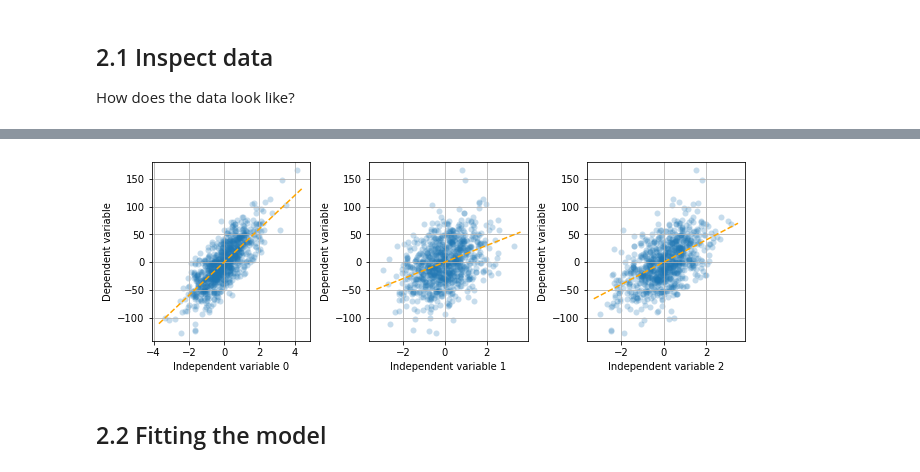
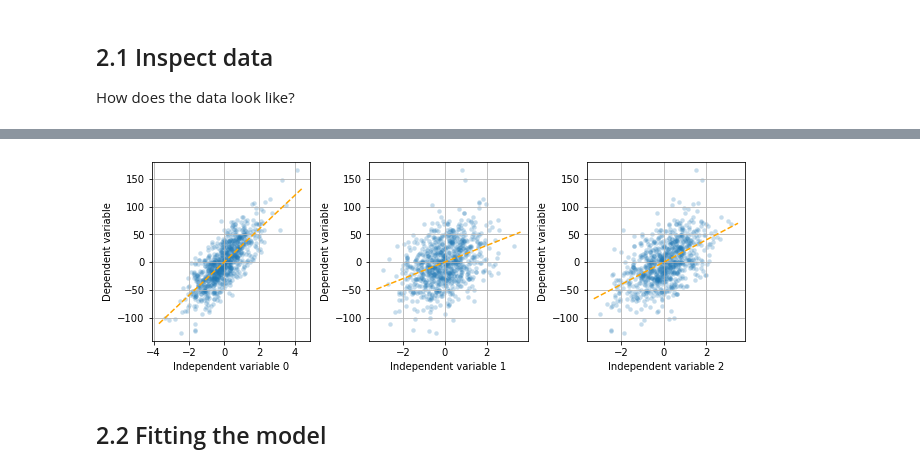
Before and after one commit to datali-ch/fantasticfeatures, a Jupyter notebook: main.ipynb, the cells around one changed output, grey strips where cells are left out. Cells and saved outputs as stored; diff of their text form; code cells hidden in the pictures.

```diff
--- a/main.ipynb
+++ b/main.ipynb
@@ -162,7 +172,7 @@ list(enumerate(X_train.T))
 def plot_multiple_x_vs_y(X: np.ndarray, y: np.ndarray, x_name: str, y_name: str,
                          add_regression_line: bool = False, add_zero_line: bool =False,
                          model = None, hexbin: bool = False, n_col:int = 2,
-                         figsize = None) -> None:
+                         figsize = None, plot_args = {}) -> None:
 
     if add_regression_line and (model is None):
         predictors = sm.add_constant(X)
@@ -177,46 +187,41 @@ def plot_multiple_x_vs_y(X: np.ndarray, y: np.ndarray, x_name: str, y_name: str,
     n_row = math.ceil(n_vars/n_col)
     if figsize is None:
         subplot_size = (3,3)
         figsize = (n_col*subplot_size[0], n_row*subplot_size[1])
     _, axs = plt.subplots(n_row, n_col, figsize=figsize, constrained_layout=True)
 
     for i, x in enumerate(X.T):
         row = i//n_col
         col = i%n_col
 
         if (n_vars == 1) and (n_col == 1) :
             this_ax = axs
         elif n_row == 1:
             this_ax = axs[col]
         else:
             this_ax = axs[row,col]
 
-        if hexbin:
-            this_ax.hexbin(x, y, cmap="Greys", gridsize=40)
-        else:
-            this_ax.scatter(x, y, alpha=0.25, lw=0)
-
         if n_vars > 1:
             xlabel = "{} {}".format(x_name, i)
         else:
             xlabel = x_name
-        this_ax.set_xlabel(xlabel)
-        this_ax.set_ylabel(y_name)
-        this_ax.grid(True)
-        if add_zero_line:
-            this_ax.hlines(0, xmin=min(x), xmax=max(x), colors="magenta")
 
-        if add_regression_line:
+        plot_x_vs_y(x=x, y=y, x_name=xlabel, y_name=y_name,
+                         add_zero_line= add_zero_line,
+                         model = model, hexbin = hexbin,
+                         figsize = figsize, ax = this_ax, plot_args=plot_args)
+
+        if add_regression_line and (model is not None):
             x_vals = np.array(this_ax.get_xlim())
             y_vals = model.params[0] + model.params[i+1] * x_vals
             this_ax.plot(x_vals, y_vals, '--', color="orange")
 
     return axs
 
 plot_multiple_x_vs_y(X_train, y_train, "Independent variable", "Dependent variable",
-                     add_regression_line=True, hexbin=False, n_col=3);
+                     add_regression_line=True, hexbin=False, n_col=3, plot_args={'s':20});
 # %% [output]
-[figure, old version]
+[figure, new version]
 # %% [markdown]
 ## 2.2 Fitting the model
 # %%
```
Also changed, not shown: parts of 14 cells of this notebook.
